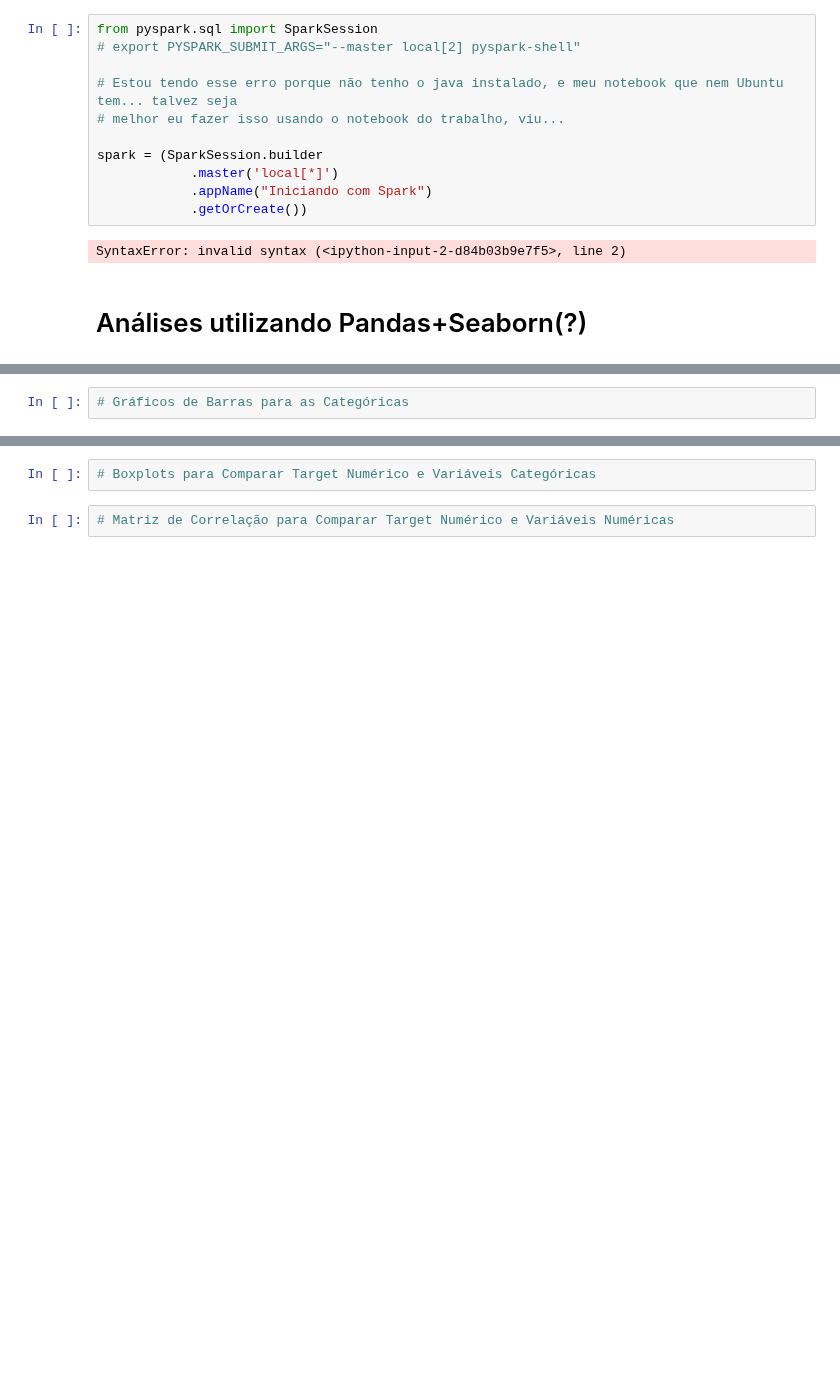
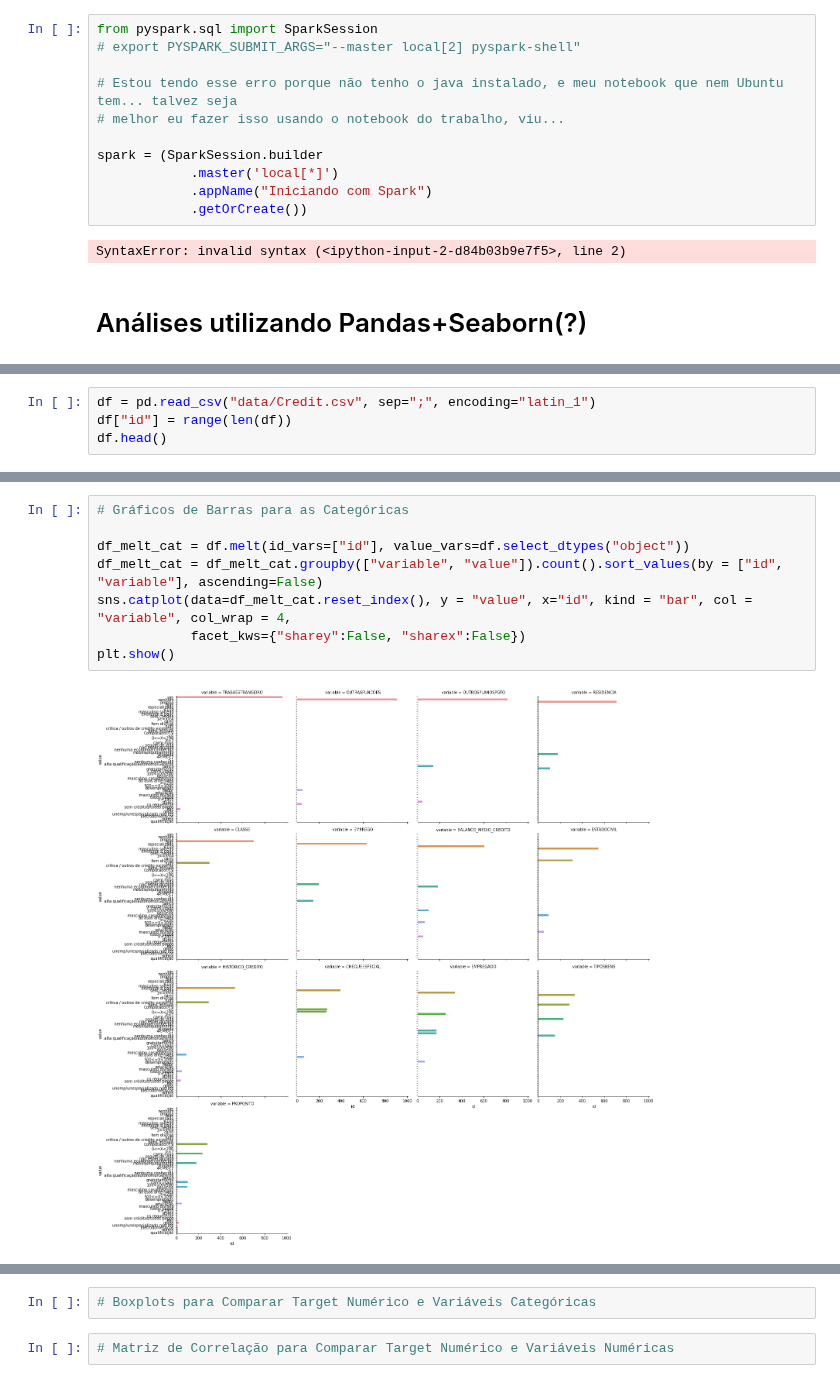
Before and after one commit to lauraalexandria/cursos-python, a Jupyter notebook: analises_iniciais.ipynb, the cells around one changed output, grey strips where cells are left out. Saved outputs shown, nothing was run; the diff lists cells and outputs as text; blank space fills up the shorter version.

```diff
--- a/analises_iniciais.ipynb
+++ b/analises_iniciais.ipynb
@@ -166,0 +173,4 @@ SyntaxError: invalid syntax (<ipython-input-2-d84b03b9e7f5>, line 2)
+# %%
+df = pd.read_csv("data/Credit.csv", sep=";", encoding="latin_1")
+df["id"] = range(len(df))
+df.head()
@@ -167,2 +184,10 @@ SyntaxError: invalid syntax (<ipython-input-2-d84b03b9e7f5>, line 2)
 # %%
 # Gráficos de Barras para as Categóricas
+
+df_melt_cat = df.melt(id_vars=["id"], value_vars=df.select_dtypes("object"))
+df_melt_cat = df_melt_cat.groupby(["variable", "value"]).count().sort_values(by = ["id", "variable"], ascending=False)
+sns.catplot(data=df_melt_cat.reset_index(), y = "value", x="id", kind = "bar", col = "variable", col_wrap = 4,
+            facet_kws={"sharey":False, "sharex":False})
+plt.show()
+# %% [output]
+[figure, added]
```
Also changed, not shown: parts of 5 cells of this notebook.
